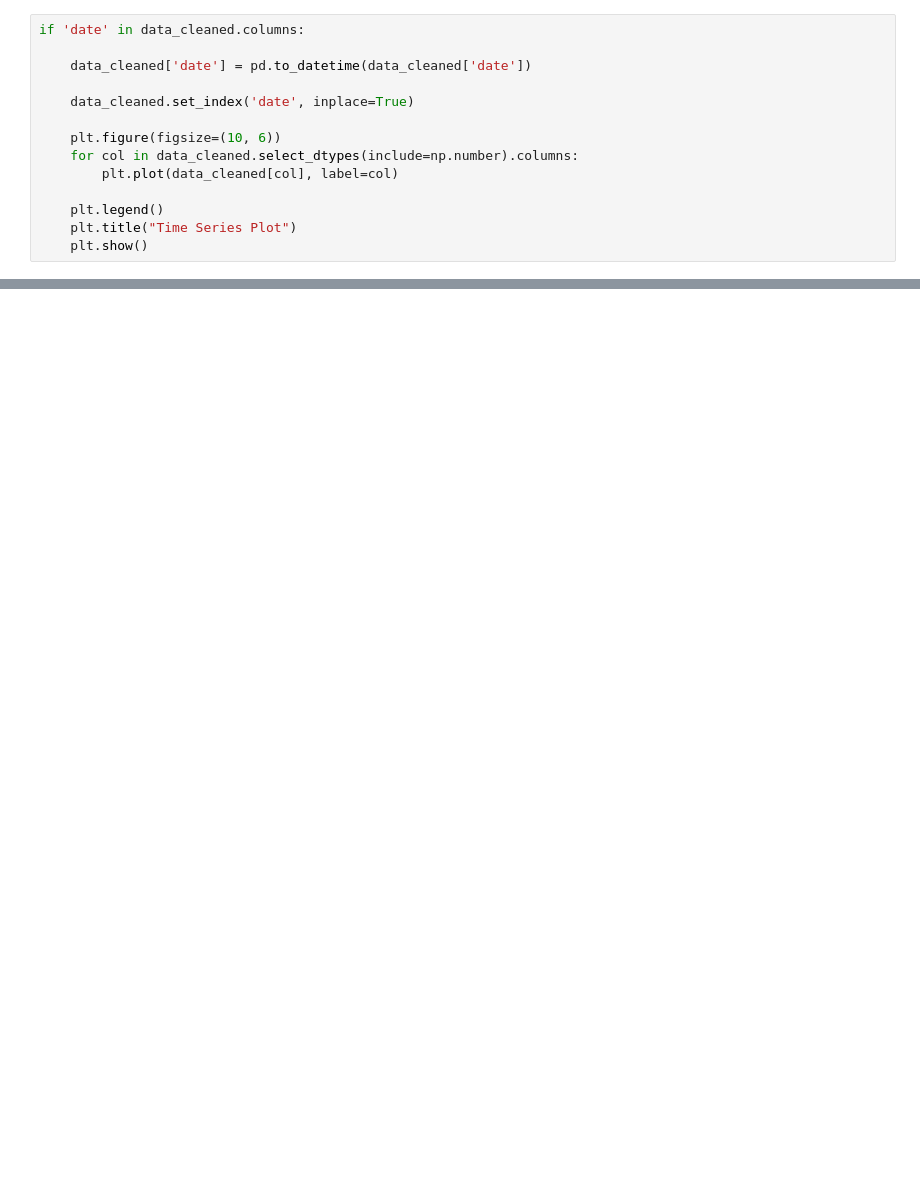
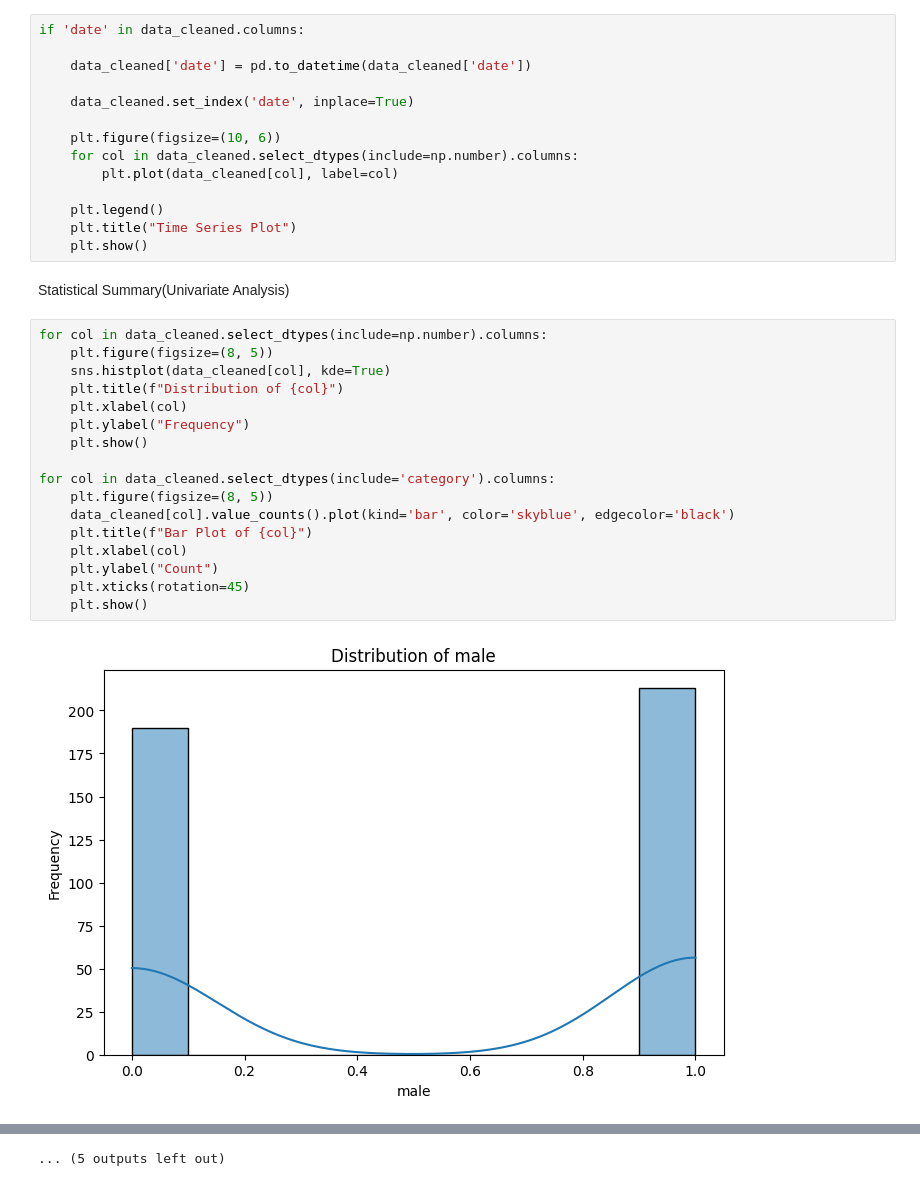
Before and after one commit to VIGNESHPERNI/EDA_21BDS0161, a Jupyter notebook: Untitled7.ipynb, the cells around one changed output, grey strips where cells are left out. Drawn from its saved outputs; the diff is of its cells as text; blank space fills up the shorter version.

```diff
--- a/Untitled7.ipynb
+++ b/Untitled7.ipynb
@@ -75,3 +79,24 @@ if 'date' in data_cleaned.columns:
     plt.legend()
     plt.title("Time Series Plot")
     plt.show()
+# %% [markdown]
+Statistical Summary(Univariate Analysis)
+# %%
+for col in data_cleaned.select_dtypes(include=np.number).columns:
+    plt.figure(figsize=(8, 5))
+    sns.histplot(data_cleaned[col], kde=True)
+    plt.title(f"Distribution of {col}")
+    plt.xlabel(col)
+    plt.ylabel("Frequency")
+    plt.show()
+
+for col in data_cleaned.select_dtypes(include='category').columns:
+    plt.figure(figsize=(8, 5))
+    data_cleaned[col].value_counts().plot(kind='bar', color='skyblue', edgecolor='black')
+    plt.title(f"Bar Plot of {col}")
+    plt.xlabel(col)
+    plt.ylabel("Count")
+    plt.xticks(rotation=45)
+    plt.show()
+# %% [output]
+[figure, added]
@@ -77,0 +114 @@ if 'date' in data_cleaned.columns:
+... (5 outputs left out)
```
Also changed, not shown: parts of 12 cells of this notebook.
